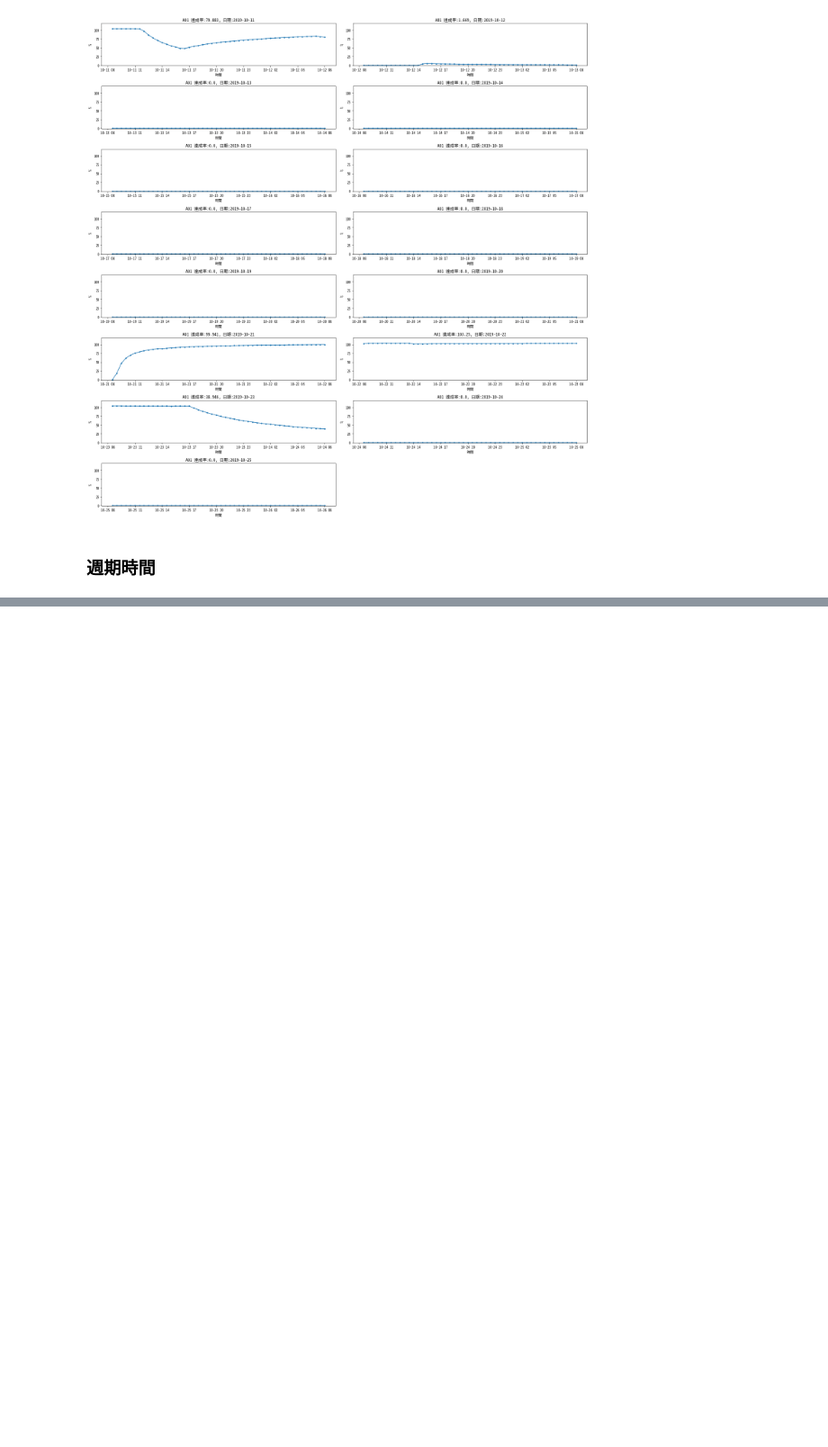
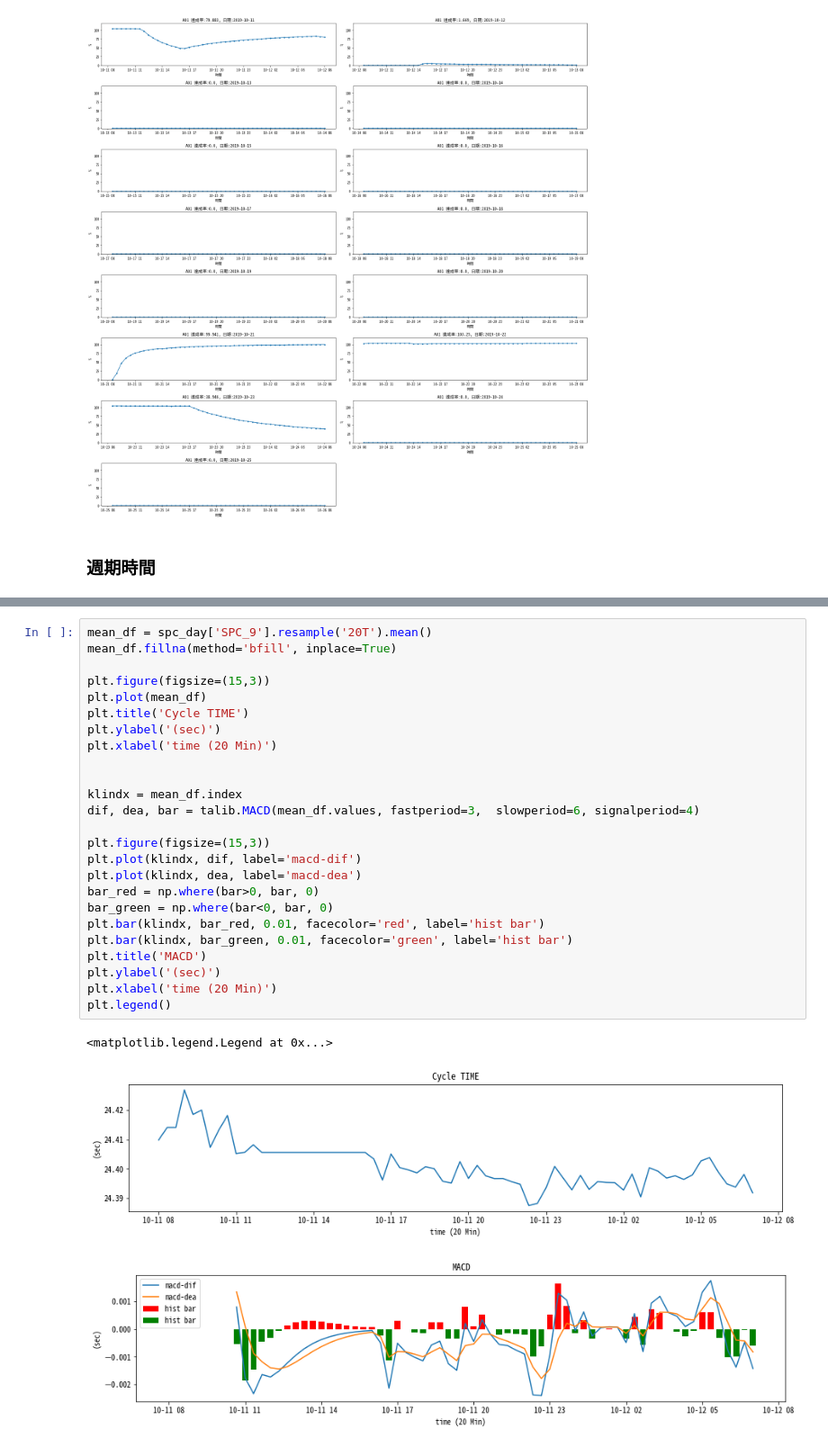
Before and after one commit to Backlu/Intelligent-Manufacturing, a Jupyter notebook: data_oee.ipynb, the cells around one changed output, grey strips where cells are left out. Shown at 90% size. Saved outputs shown, nothing was run; the diff lists cells and outputs as text; blank space fills up the shorter version.

```diff
--- a/data_oee.ipynb
+++ b/data_oee.ipynb
@@ -212,0 +372,29 @@ See the caveats in the documentation: http://pandas.pydata.org/pandas-docs/stabl
+# %%
+mean_df = spc_day['SPC_9'].resample('20T').mean()
+mean_df.fillna(method='bfill', inplace=True)
+
+plt.figure(figsize=(15,3))
+plt.plot(mean_df)
+plt.title('Cycle TIME')
+plt.ylabel('(sec)')
+plt.xlabel('time (20 Min)')
+
+
+klindx = mean_df.index
+dif, dea, bar = talib.MACD(mean_df.values, fastperiod=3,  slowperiod=6, signalperiod=4)
+
+plt.figure(figsize=(15,3))
+plt.plot(klindx, dif, label='macd-dif')
+plt.plot(klindx, dea, label='macd-dea')
+bar_red = np.where(bar>0, bar, 0)
+bar_green = np.where(bar<0, bar, 0)
+plt.bar(klindx, bar_red, 0.01, facecolor='red', label='hist bar')
+plt.bar(klindx, bar_green, 0.01, facecolor='green', label='hist bar')
+plt.title('MACD')
+plt.ylabel('(sec)')
+plt.xlabel('time (20 Min)')
+plt.legend()
+# %% [output]
+<matplotlib.legend.Legend at 0x...>
+[figure, added]
+[figure, added]
```
Also changed, not shown: parts of 15 cells of this notebook, 2 other files.
